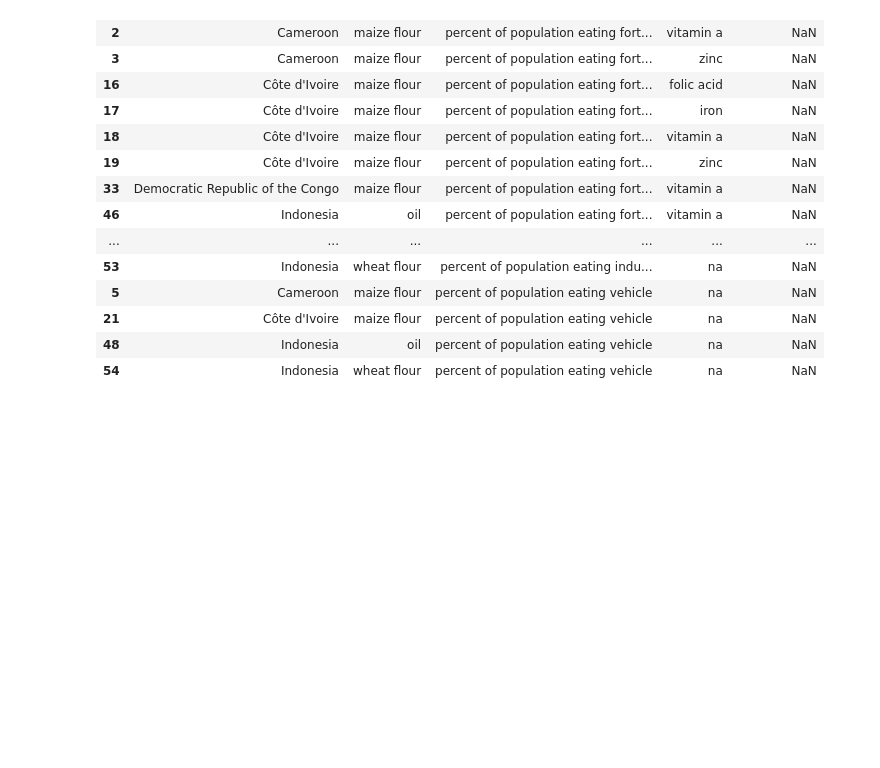
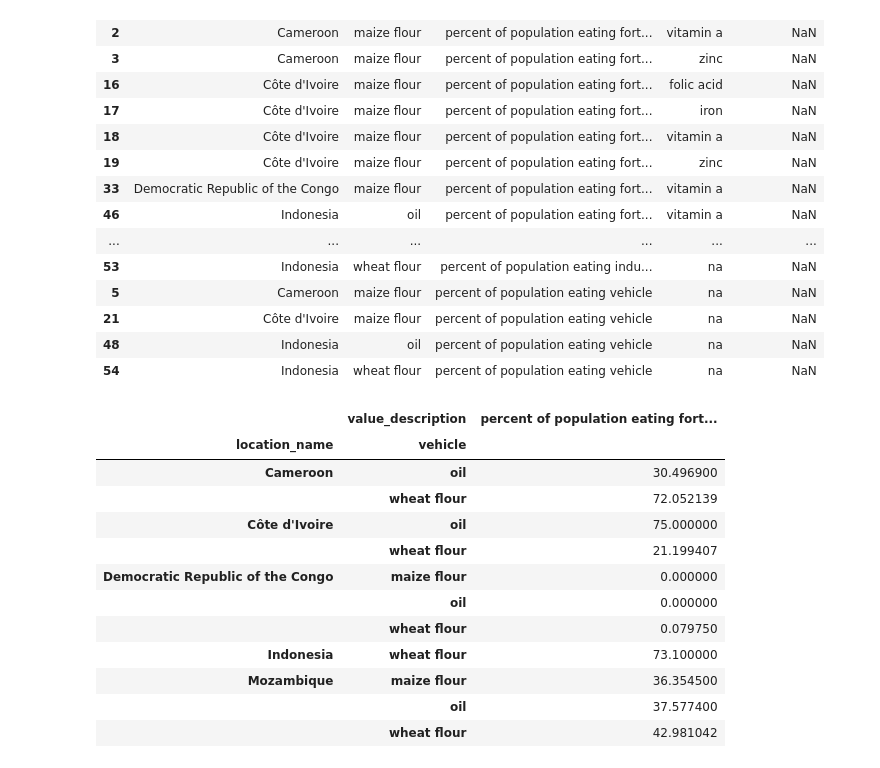
Before and after one commit to ihmeuw/vivarium_research_lsff, a Jupyter notebook: data_prep/pipeline/interim/2021_03_24_clean_population_coverage_data_tier4.ipynb, the cells around one changed output. Cells and saved outputs as stored; diff of their text form; code cells hidden in the pictures; blank space fills up the shorter version.

```diff
--- a/data_prep/pipeline/interim/2021_03_24_clean_population_coverage_data_tier4.ipynb
+++ b/data_prep/pipeline/interim/2021_03_24_clean_population_coverage_data_tier4.ipynb
@@ -739,0 +751,16 @@ check[check.value_mean.isna()].sort_values(['value_description','vehicle'])
+# %%
+fort
+# %% [output]
+|  | value_description | percent of population eating fort... |
+| location_name | vehicle |  |
+| Cameroon | oil | 30.496900 |
+|  | wheat flour | 72.052139 |
+| Côte d'Ivoire | oil | 75.000000 |
+|  | wheat flour | 21.199407 |
+| Democratic Republic of the Congo | maize flour | 0.000000 |
+|  | oil | 0.000000 |
+|  | wheat flour | 0.079750 |
+| Indonesia | wheat flour | 73.100000 |
+| Mozambique | maize flour | 36.354500 |
+|  | oil | 37.577400 |
+|  | wheat flour | 42.981042 |
```
Also changed, not shown: parts of 7 cells of this notebook.
